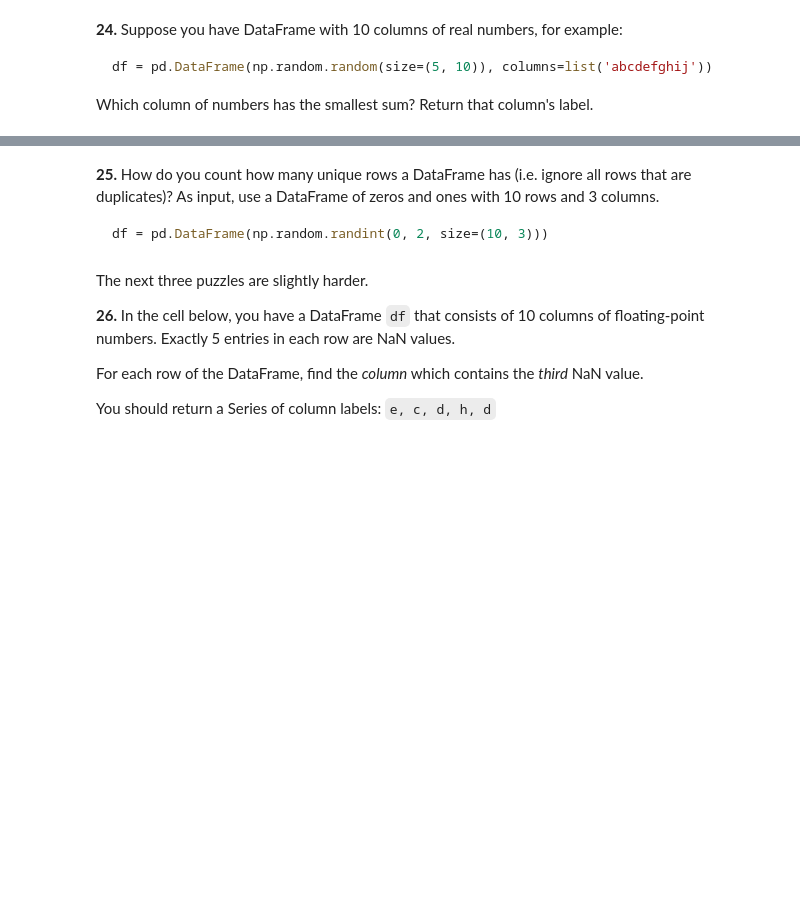
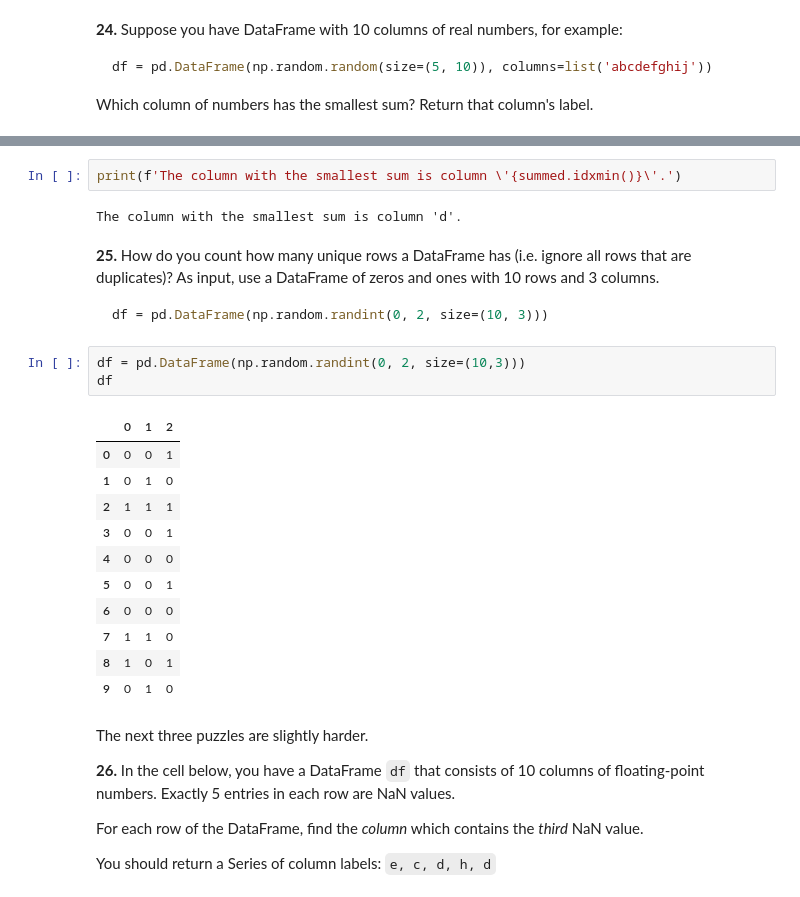
Before and after one commit to drksz/100-Pandas-Problems-Challenge, a Jupyter notebook: 100-pandas-puzzles.ipynb, the cells around one changed output, grey strips where cells are left out. Saved outputs shown, nothing was run; the diff lists cells and outputs as text; blank space fills up the shorter version.

````diff
--- a/100-pandas-puzzles.ipynb
+++ b/100-pandas-puzzles.ipynb
@@ -397,9 +414,28 @@ Which column of numbers has the smallest sum?  Return that column's label.
+# %%
+print(f'The column with the smallest sum is column \'{summed.idxmin()}\'.')
+# %% [output]
+The column with the smallest sum is column 'd'.
 # %% [markdown]
 **25.** How do you count how many unique rows a DataFrame has (i.e. ignore all rows that are duplicates)? As input, use a DataFrame of zeros and ones with 10 rows and 3 columns.
 
 ```python
 df = pd.DataFrame(np.random.randint(0, 2, size=(10, 3)))
 ```
+# %%
+df = pd.DataFrame(np.random.randint(0, 2, size=(10,3)))
+df
+# %% [output]
+|  | 0 | 1 | 2 |
+| 0 | 0 | 0 | 1 |
+| 1 | 0 | 1 | 0 |
+| 2 | 1 | 1 | 1 |
+| 3 | 0 | 0 | 1 |
+| 4 | 0 | 0 | 0 |
+| 5 | 0 | 0 | 1 |
+| 6 | 0 | 0 | 0 |
+| 7 | 1 | 1 | 0 |
+| 8 | 1 | 0 | 1 |
+| 9 | 0 | 1 | 0 |
 # %% [markdown]
 The next three puzzles are slightly harder.
 
````
Also changed, not shown: parts of 1 cell of this notebook.
